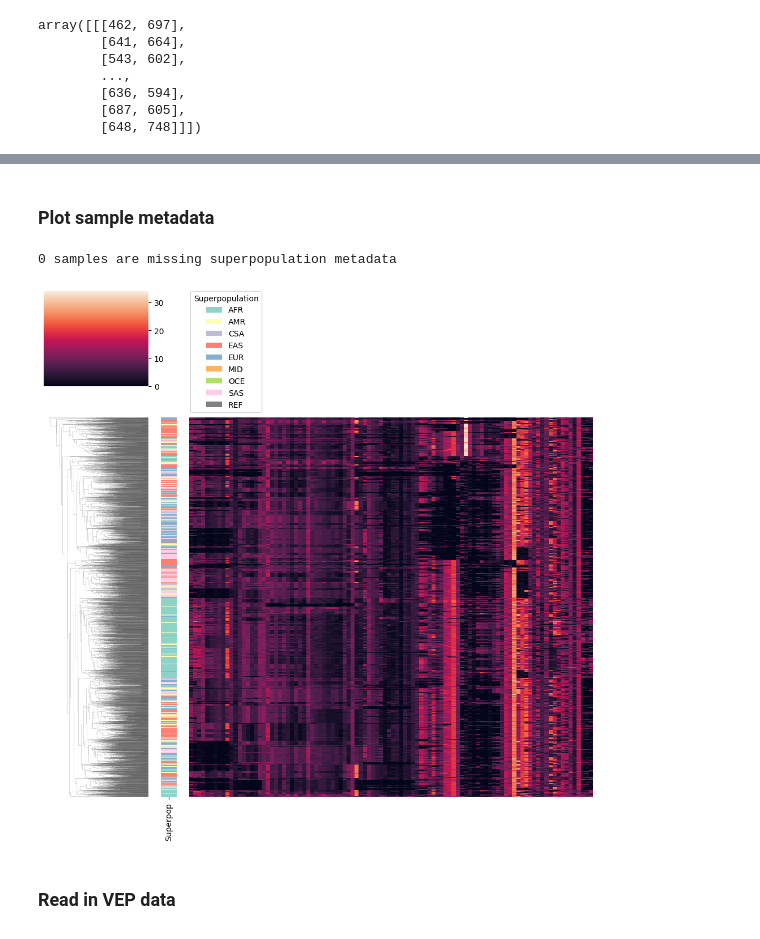
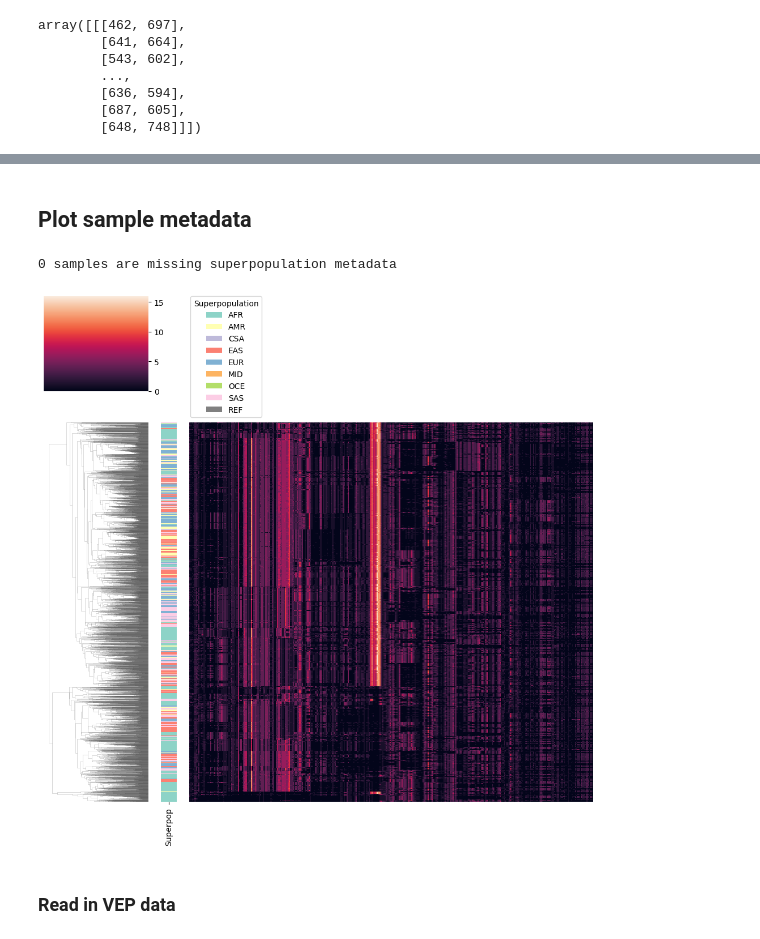
Before and after one commit to bschilder/VEP_DNA, a Jupyter notebook: notebooks/variant_attribution.ipynb, the cells around one changed output, grey strips where cells are left out. Cells and saved outputs as stored; diff of their text form; code cells hidden in the pictures.

Commit message:
add scikit-allel Xwt method

```diff
--- a/notebooks/variant_attribution.ipynb
+++ b/notebooks/variant_attribution.ipynb
@@ -86,0 +114,14 @@ Tracks available: None
+# %%
+import allel
+import sys
+
+vcf_path = os.path.expanduser(f"~/projects/data/1000_Genomes_on_GRCh38/vcf/ALL.{chrom}.shapeit2_integrated_snvindels_v2a_27022019.GRCh38.phased.vcf.gz")
+
+# Load the VCF data for the specified region
+# The 'fields' argument specifies which fields to extract from the VCF
+callset = allel.read_vcf(
+    vcf_path,
+    region=f"{chrom.replace('chr', '')}:{gene_min_pos}-{gene_max_pos}",
+     log=sys.stdout
+)
+genotypes = callset['calldata/GT']
@@ -86,0 +133,13 @@ Tracks available: None
+# %%
+vcf_df = allel.vcf_to_dataframe(vcf_path,
+                                 region=f"{chrom.replace('chr', '')}:{gene_min_pos}-{gene_max_pos}")
+
+vcf_df = utils.add_variant_name(vcf_df,
+                       chrom_col="CHROM",
+                       start_col="POS",
+                       end_col=None,
+                       ref_col="REF",
+                       alt_col="ALT_1",
+                       alias="site")
+print(vcf_df.shape)
+vcf_df.head()
@@ -181,49 +391,41 @@ plt.show()
 # %% [markdown]
-### Plot sample metadata
+## Plot sample metadata
-# %%
-sample_metadata = og.get_sample_metadata().set_index("sample")
-meta = sample_metadata.loc[np.repeat(ds.samples, 2)]
-# %% [output]
-0 samples are missing superpopulation metadata
 # %%
-# Bin the hap_matrix before plotting
-# For example, bin columns into 100 bins (or fewer if fewer columns)
-n_bins = min(100, hap_matrix.shape[1])
-bin_edges = np.linspace(0, hap_matrix.shape[1], n_bins + 1, dtype=int)
-binned_matrix = np.zeros((hap_matrix.shape[0], n_bins), dtype=np.int_)
-for i in range(n_bins):
-    binned_matrix[:, i] = hap_matrix[:, bin_edges[i]:bin_edges[i+1]].sum(axis=1)
-binned_matrix =pd.DataFrame(binned_matrix,
-                            index=np.repeat(ds.samples, 2)[:hap_matrix.shape[0]],
-                            columns=[f'bin{i}' for i in range(binned_matrix.shape[1])])
+binned_matrix = mc.bin_matrix_col(Xwt, bin_size=50, agg_func=np.nansum)
+
+sample_metadata = og.get_sample_metadata().set_index("sample")
+meta = sample_metadata.copy().loc[[x.split("_")[0] for x in binned_matrix.index]]
+# Create the new phased index
+meta.index = binned_matrix.index
 
 palette = utils.get_superpop_palette()
 meta["Superpop"] = meta["superpopulation"].map(palette)
 
 
 ax = sns.clustermap(
     binned_matrix,
     xticklabels=False,
     yticklabels=False,
     row_cluster=True,
     col_cluster=False,
     row_colors=meta[["Superpop"]],
     # cbar_kws=dict(use_gridspec=True,location="top",pad=0.01,shrink=0.1)
 )
 # Reduce dendrogram alpha after creation
 for dendro in [ax.ax_row_dendrogram, ax.ax_col_dendrogram]:
     for line in dendro.collections:
         line.set_alpha(0.25)
 
 from matplotlib.patches import Patch
 
 handles = [Patch(facecolor=palette[name]) for name in palette]
 plt.legend(handles, palette.keys(), title='Superpopulation',
                bbox_to_anchor=(1.4, 1), loc='upper left', borderaxespad=0.)
 plt.tight_layout()
 plt.show()
 # %% [output]
+0 samples are missing superpopulation metadata
-[figure, old version]
+[figure, new version]
 # %% [markdown]
 ### Read in VEP data
 # %%
```
Also changed, not shown: parts of 46 cells of this notebook, 3 other files.
